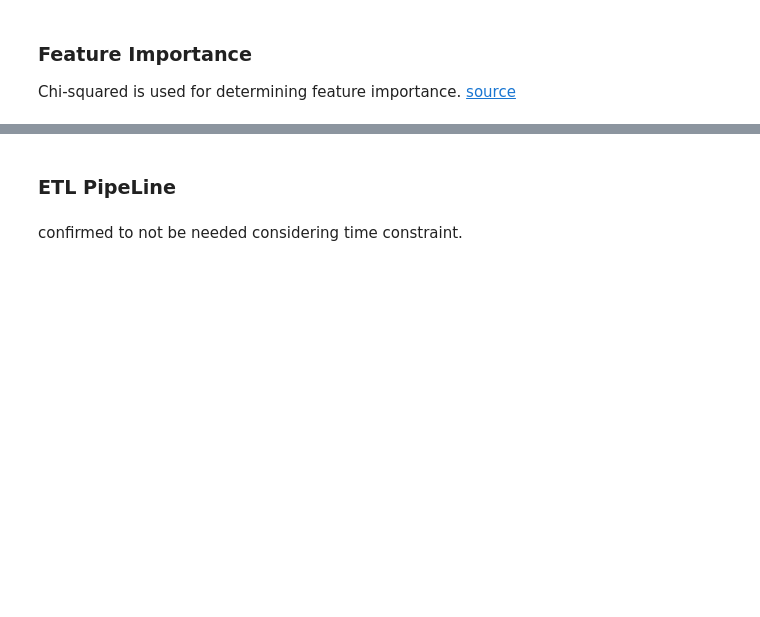
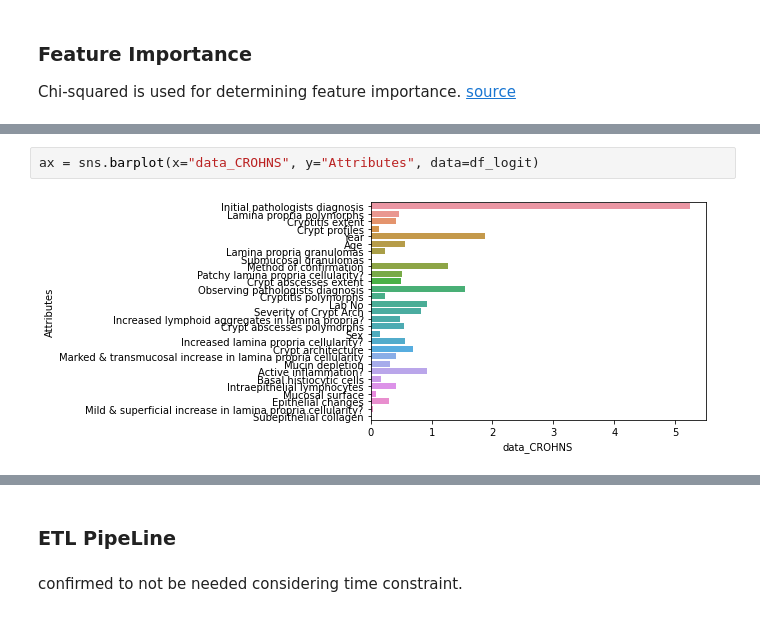
Before and after one commit to pretttyvo/Capstone_B, a Jupyter notebook: Jupyter notebook/CapStone B Final WB.ipynb, the cells around one changed output, grey strips where cells are left out. Saved outputs shown, nothing was run; the diff lists cells and outputs as text; blank space fills up the shorter version.

```diff
--- a/Jupyter notebook/CapStone B Final WB.ipynb
+++ b/Jupyter notebook/CapStone B Final WB.ipynb
@@ -1037,0 +1098,4 @@ print('Accuracy: %.2f' % (accuracy*100))
+# %%
+ax = sns.barplot(x="data_CROHNS", y="Attributes", data=df_logit)
+# %% [output]
+[figure, added]
```
Also changed, not shown: parts of 33 cells of this notebook, 1 other file.
